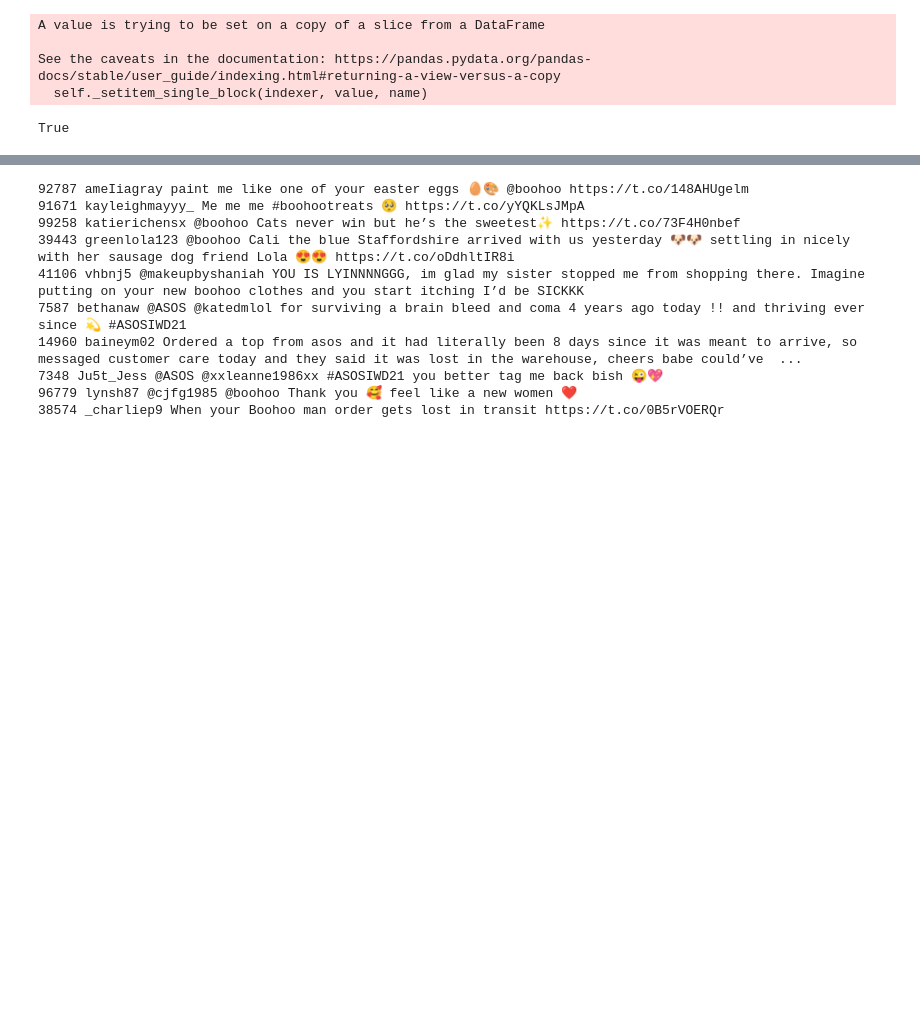
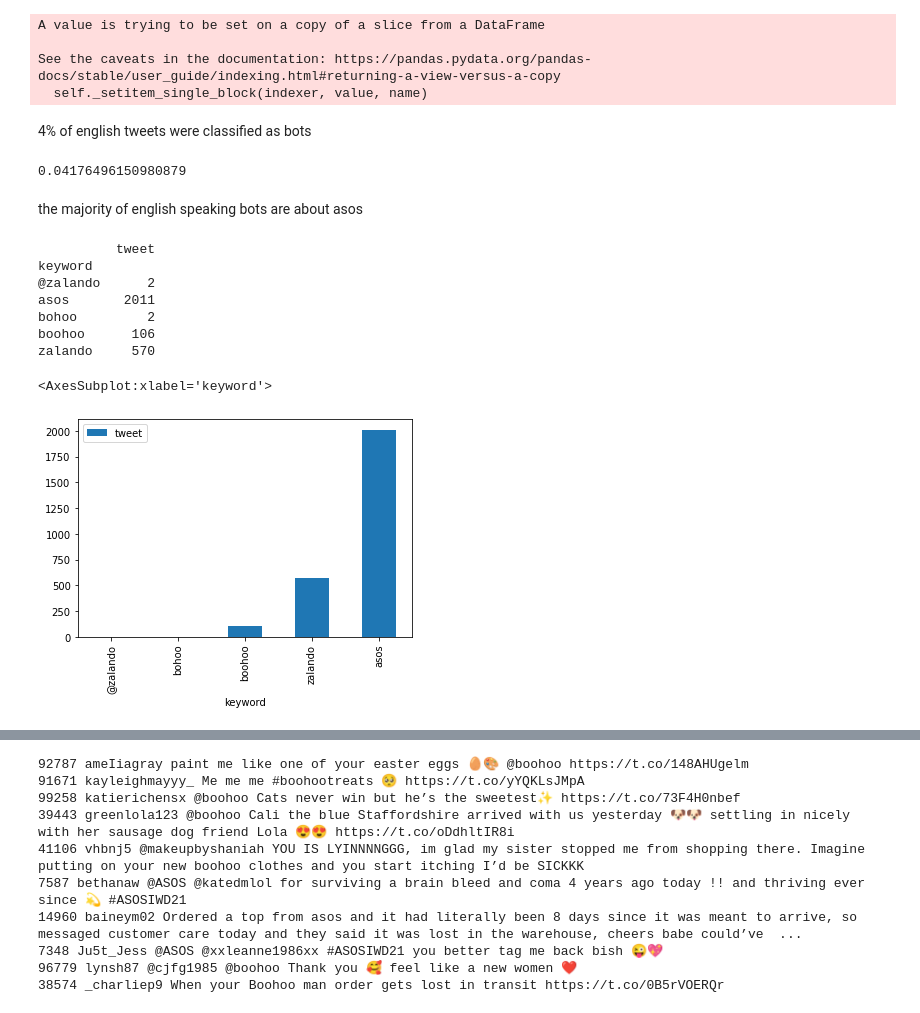
Before and after one commit to C-JoGit/Zalando_Analytics_HWR_BIPM, a Jupyter notebook: 4. Filtering bot-related tweets.ipynb, the cells around one changed output, grey strips where cells are left out. Saved outputs shown, nothing was run; the diff lists cells and outputs as text; code cells hidden in the pictures; blank space fills up the shorter version.

Commit message:
comments of bots and sentiment on english dataset

```diff
--- a/4. Filtering bot-related tweets.ipynb
+++ b/4. Filtering bot-related tweets.ipynb
@@ -62,7 +59,25 @@ A value is trying to be set on a copy of a slice from a DataFrame
 
 See the caveats in the documentation: https://pandas.pydata.org/pandas-docs/stable/user_guide/indexing.html#returning-a-view-versus-a-copy
   self._setitem_single_block(indexer, value, name)
-# %%
-bot_df.bot[61556]
-# %% [output]
-True
+# %% [markdown]
+4% of english tweets were classified as bots
+# %%
+t = bot_df.bot.value_counts()
+t.loc[True] / (t.loc[False] + t.loc[True])
+# %% [output]
+0.04176496150980879
+# %% [markdown]
+the majority of english speaking bots are about asos
+# %%
+print(bot_df[['keyword','tweet']][bot_df.bot == True].groupby(['keyword']).count())
+bot_df[['keyword','tweet']][bot_df.bot == True].groupby(['keyword']).count().sort_values(by='tweet').plot.bar()
+# %% [output]
+          tweet
+keyword
+@zalando      2
+asos       2011
+bohoo         2
+boohoo      106
+zalando     570
+<AxesSubplot:xlabel='keyword'>
+[figure, added]
```
Also changed, not shown: parts of 11 cells of this notebook, 2 other files.
